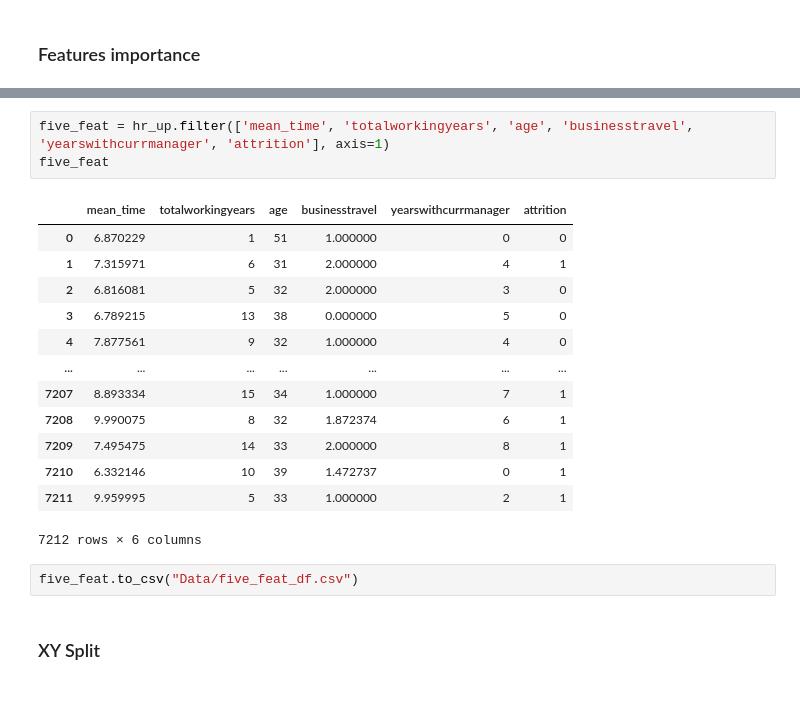
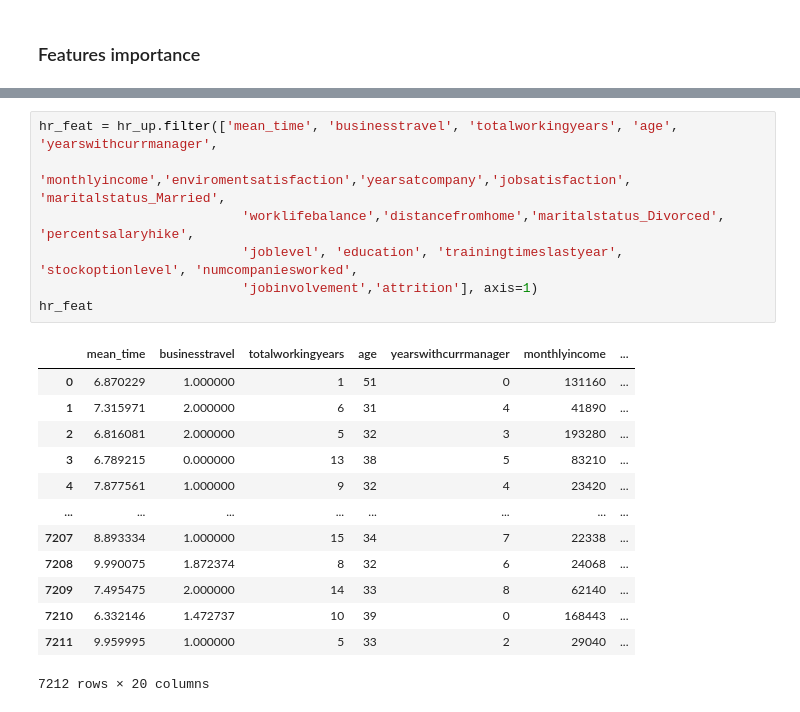
Before and after one commit to aparrarozo/Project_HR, a Jupyter notebook: HR analytics.ipynb, the cells around one changed output, grey strips where cells are left out. Cells and saved outputs as stored; diff of their text form.

```diff
--- a/HR analytics.ipynb
+++ b/HR analytics.ipynb
@@ -2156,21 +2161,21 @@ Confusion matrix for the test set
 # %%
-five_feat = hr_up.filter(['mean_time', 'totalworkingyears', 'age', 'businesstravel', 'yearswithcurrmanager', 'attrition'], axis=1)
-five_feat
+hr_feat = hr_up.filter(['mean_time', 'businesstravel', 'totalworkingyears', 'age', 'yearswithcurrmanager',
+                          'monthlyincome','enviromentsatisfaction','yearsatcompany','jobsatisfaction', 'maritalstatus_Married',
+                          'worklifebalance','distancefromhome','maritalstatus_Divorced', 'percentsalaryhike',
+                          'joblevel', 'education', 'trainingtimeslastyear', 'stockoptionlevel', 'numcompaniesworked',
+                          'jobinvolvement','attrition'], axis=1)
+hr_feat
 # %% [output]
-|  | mean_time | totalworkingyears | age | businesstravel | yearswithcurrmanager | attrition |
-| 0 | 6.870229 | 1 | 51 | 1.000000 | 0 | 0 |
-| 1 | 7.315971 | 6 | 31 | 2.000000 | 4 | 1 |
-| 2 | 6.816081 | 5 | 32 | 2.000000 | 3 | 0 |
-| 3 | 6.789215 | 13 | 38 | 0.000000 | 5 | 0 |
-| 4 | 7.877561 | 9 | 32 | 1.000000 | 4 | 0 |
-| ... | ... | ... | ... | ... | ... | ... |
-| 7207 | 8.893334 | 15 | 34 | 1.000000 | 7 | 1 |
-| 7208 | 9.990075 | 8 | 32 | 1.872374 | 6 | 1 |
-| 7209 | 7.495475 | 14 | 33 | 2.000000 | 8 | 1 |
-| 7210 | 6.332146 | 10 | 39 | 1.472737 | 0 | 1 |
-| 7211 | 9.959995 | 5 | 33 | 1.000000 | 2 | 1 |
+|  | mean_time | businesstravel | totalworkingyears | age | yearswithcurrmanager | monthlyincome | ... |
+| 0 | 6.870229 | 1.000000 | 1 | 51 | 0 | 131160 | ... |
+| 1 | 7.315971 | 2.000000 | 6 | 31 | 4 | 41890 | ... |
+| 2 | 6.816081 | 2.000000 | 5 | 32 | 3 | 193280 | ... |
+| 3 | 6.789215 | 0.000000 | 13 | 38 | 5 | 83210 | ... |
+| 4 | 7.877561 | 1.000000 | 9 | 32 | 4 | 23420 | ... |
+| ... | ... | ... | ... | ... | ... | ... | ... |
+| 7207 | 8.893334 | 1.000000 | 15 | 34 | 7 | 22338 | ... |
+| 7208 | 9.990075 | 1.872374 | 8 | 32 | 6 | 24068 | ... |
+| 7209 | 7.495475 | 2.000000 | 14 | 33 | 8 | 62140 | ... |
+| 7210 | 6.332146 | 1.472737 | 10 | 39 | 0 | 168443 | ... |
+| 7211 | 9.959995 | 1.000000 | 5 | 33 | 2 | 29040 | ... |
-7212 rows × 6 columns
+7212 rows × 20 columns
-# %%
-five_feat.to_csv("Data/five_feat_df.csv")
-# %% [markdown]
-### XY Split
```
Also changed, not shown: parts of 94 cells of this notebook, 2 other files.
